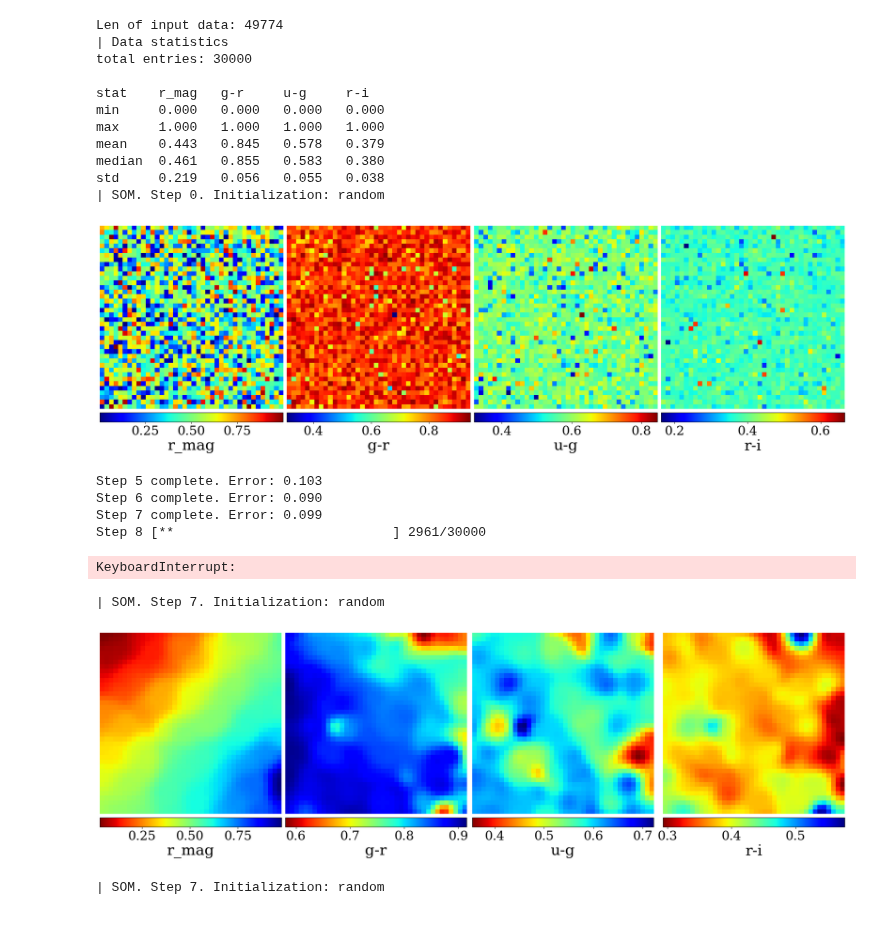
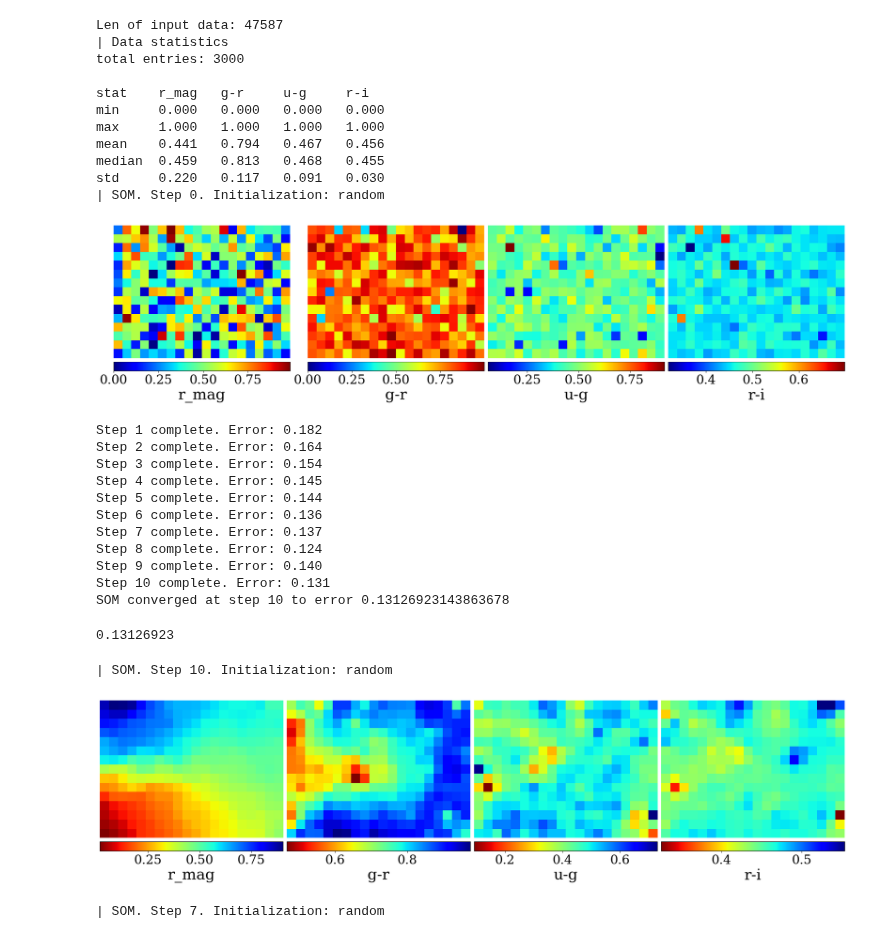
Before and after one commit to lsajkov/strw_mpdg, a Jupyter notebook: test_components.ipynb, the cells around one changed output. Drawn from its saved outputs; the diff is of its cells as text; code cells hidden in the pictures.

```diff
--- a/test_components.ipynb
+++ b/test_components.ipynb
@@ -13,6 +13,11 @@ with fits.open(data_file) as cat:
 
 #Select the needed data
 import numpy as np
+redshift_cut = input_catalog_complete['redshift'] <= 0.4
+
+input_data = input_catalog_complete[redshift_cut]['r_mag', 'gr_col', 'ug_col', 'ri_col']#, 'ur_col']
+input_stds = input_catalog_complete[redshift_cut]['r_mag_err', 'gr_col_err', 'ug_col_err', 'ri_col_err']#, 'ur_col_err']
+
 input_labels     = input_catalog_complete['r_mag','gr_col', 'ug_col', 'ri_col', 'log_mstar', 'redshift']
 input_label_stds = input_catalog_complete['r_mag_err', 'gr_col_err', 'ug_col_err', 'ri_col_err']
 
@@ -27,7 +32,7 @@ from mpdg_som import SelfOrganizingMap
 #Set parameters
 name = 'mass_profile_dwarf_galaxies' #name of the SOM
 
-mapsize   = [40, 40] #size of the map. pass as a list of dimensions OR as an integer (also pass number of dimensions)
+mapsize   = [15, 20] #size of the map. pass as a list of dimensions OR as an integer (also pass number of dimensions)
 dimension = None
 
 initialization         = 'random' #random or pca (principal component analysis)
@@ -37,7 +42,7 @@ neighborhood_function  = 'gaussian' #which neighborhood function to use. current
 error_estimator        = 'quantization_error' #which error estimation function to use. currently implemented: max_misalignment
 
 learning_rate = 0.95 #used to adjust the learning rate function
-kernel_spread = 16.5 #used to adjust the neighborhood function
+kernel_spread = 1.5 #used to adjust the neighborhood function
 maximum_steps = 10 #used to adjust the learning rate and neighborhood functions
 error_thresh  = 0.01 #used to stop the SOM if termination = 'error thresh'
 
@@ -57,56 +62,63 @@ SOM = SelfOrganizingMap(
     error_thresh           = error_thresh
 )
 
-data_cut = 30000 #use up to this much of the data (-1 for entire dataset)
+data_cut = 3000 #use up to this much of the data (-1 for entire dataset)
 randomized_idx = np.arange(0, len(input_data))
 np.random.shuffle(randomized_idx)
 randomized_data_idx  = randomized_idx[:data_cut]
 randomized_label_idx = randomized_idx[data_cut:]
 
 SOM.load_data(input_data[randomized_data_idx],
               variable_names = ['r_mag', 'g-r', 'u-g', 'r-i'])#, 'u-r'])
 SOM.normalize_data()
 
 SOM.load_standard_deviations(input_stds[randomized_data_idx])
 SOM.normalize_standard_deviations()
 
 SOM.data_statistics()
 
 SOM.build_SOM()
 
 #Load trained map instead
 # SOM.weights_map = np.load('/data2/lsajkov/mpdg/saved_soms/10Jul24/SOM_weights.npy',
 #                           allow_pickle = True)
 # SOM.step = 10
 
 #Visualize the SOM after training
 SOM.show_map(cmap = 'jet')
 # %% [output]
-Len of input data: 49774
+Len of input data: 47587
 | Data statistics
-total entries: 30000
+total entries: 3000
 
 stat    r_mag   g-r     u-g     r-i
 min     0.000   0.000   0.000   0.000
 max     1.000   1.000   1.000   1.000
-mean    0.443   0.845   0.578   0.379
-median  0.461   0.855   0.583   0.380
-std     0.219   0.056   0.055   0.038
+mean    0.441   0.794   0.467   0.456
+median  0.459   0.813   0.468   0.455
+std     0.220   0.117   0.091   0.030
 | SOM. Step 0. Initialization: random
-[figure, old version]
+[figure, new version]
 # %%
 SOM.train()
 # %% [output]
-Step 5 complete. Error: 0.103
-Step 6 complete. Error: 0.090
-Step 7 complete. Error: 0.099
-Step 8 [**                            ] 2961/30000
+Step 1 complete. Error: 0.182
+Step 2 complete. Error: 0.164
+Step 3 complete. Error: 0.154
+Step 4 complete. Error: 0.145
+Step 5 complete. Error: 0.144
+Step 6 complete. Error: 0.136
+Step 7 complete. Error: 0.137
+Step 8 complete. Error: 0.124
+Step 9 complete. Error: 0.140
+Step 10 complete. Error: 0.131
+SOM converged at step 10 to error 0.13126923143863678
-KeyboardInterrupt:
+0.13126923
 # %%
 SOM.show_map()
 # %% [output]
-| SOM. Step 7. Initialization: random
+| SOM. Step 10. Initialization: random
-[figure, old version]
+[figure, new version]
 # %%
 from mpdg_som_utils import find_bmu_coords
 # %%
```
Also changed, not shown: parts of 2 cells of this notebook, 5 other files.
